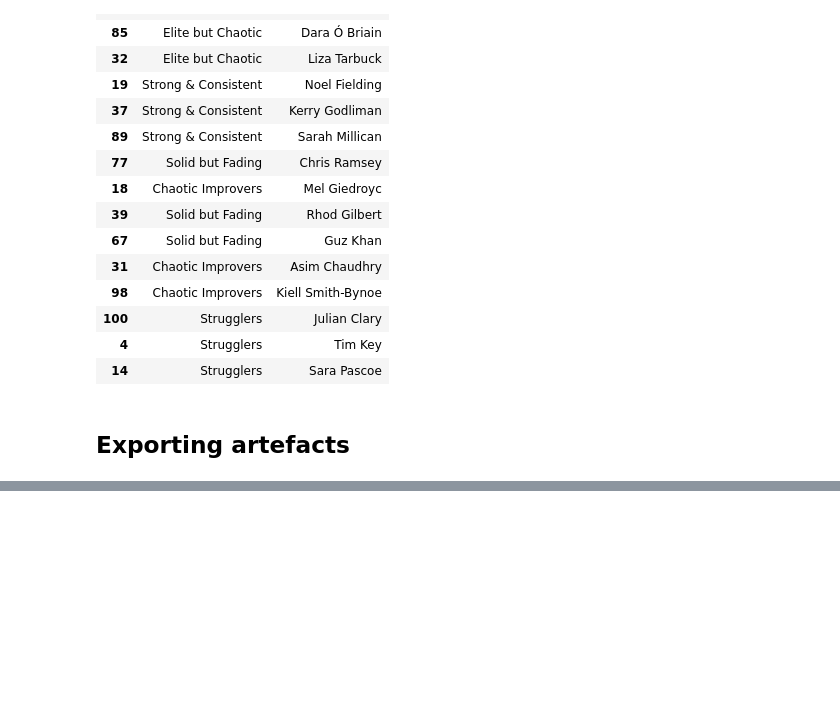
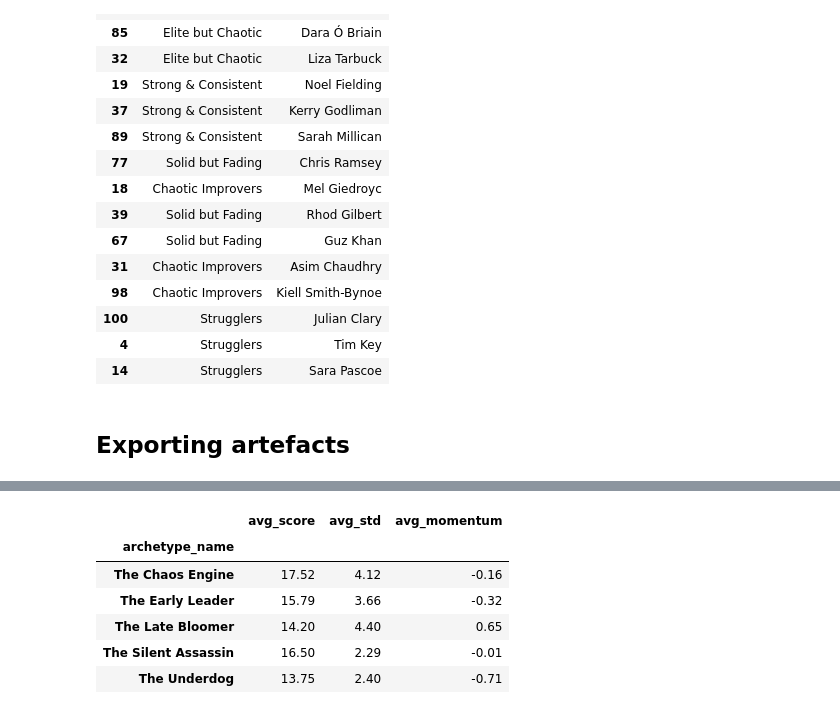
Before and after one commit to keira-p/tasklab, a Jupyter notebook: notebooks/02_archetypes.ipynb, the cells around one changed output, grey strips where cells are left out. Saved outputs shown, nothing was run; the diff lists cells and outputs as text; code cells hidden in the pictures; blank space fills up the shorter version.

```diff
--- a/notebooks/02_archetypes.ipynb
+++ b/notebooks/02_archetypes.ipynb
@@ -541,0 +784,16 @@ archetype_df[[
+# %%
+centroids = archetype_df.groupby("archetype_name")[[
+    "avg_score",
+    "avg_std",
+    "avg_momentum"
+]].mean().round(2)
+
+centroids
+# %% [output]
+|  | avg_score | avg_std | avg_momentum |
+| archetype_name |  |  |  |
+| The Chaos Engine | 17.52 | 4.12 | -0.16 |
+| The Early Leader | 15.79 | 3.66 | -0.32 |
+| The Late Bloomer | 14.20 | 4.40 | 0.65 |
+| The Silent Assassin | 16.50 | 2.29 | -0.01 |
+| The Underdog | 13.75 | 2.40 | -0.71 |
```
Also changed, not shown: parts of 20 cells of this notebook.
